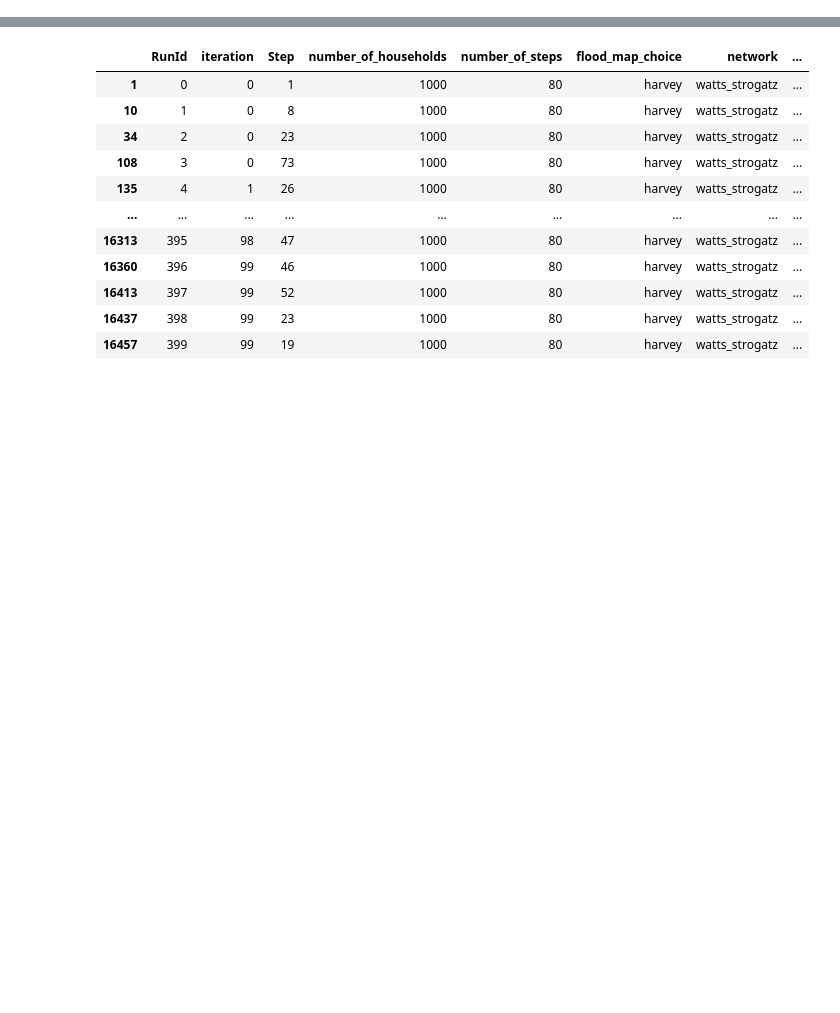
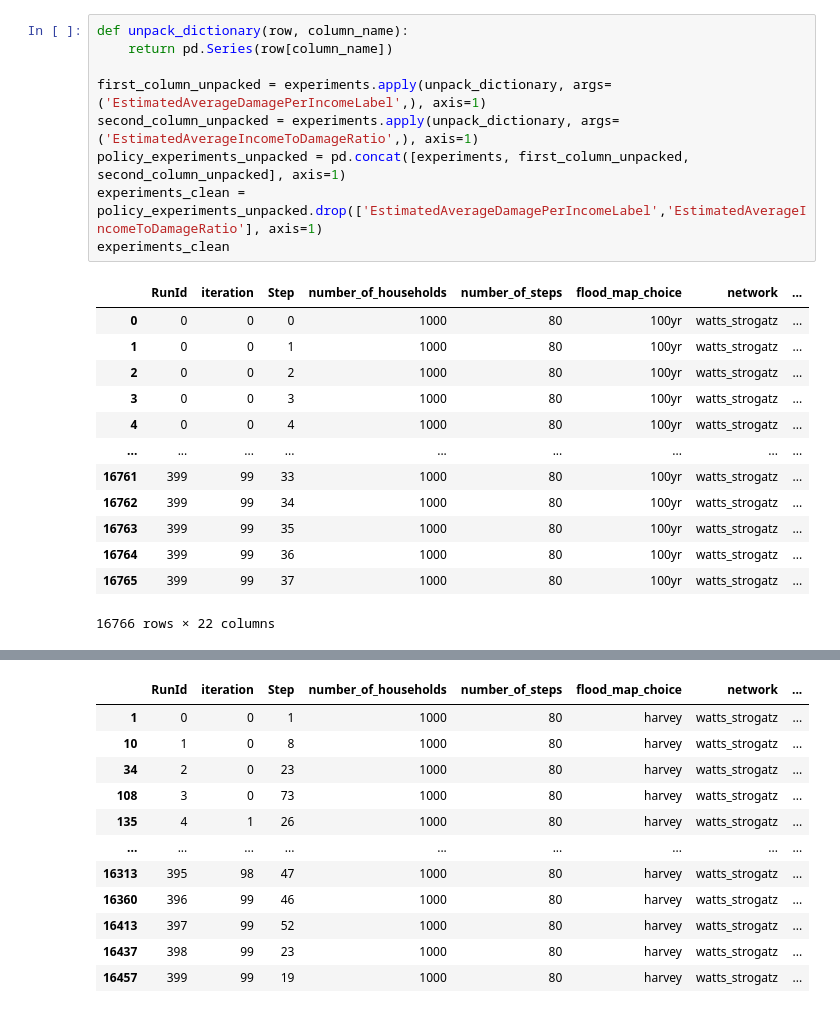
Before and after one commit to Martijntjevdg/SEN1211-ABM, a Jupyter notebook: base_model_mesa/model/PolicyExperimentsAnalysis.ipynb, the cells around one changed output, grey strips where cells are left out. Cells and saved outputs as stored; diff of their text form; blank space fills up the shorter version.

```diff
--- a/base_model_mesa/model/PolicyExperimentsAnalysis.ipynb
+++ b/base_model_mesa/model/PolicyExperimentsAnalysis.ipynb
@@ -23,3 +23,26 @@ experiments
+# %%
+def unpack_dictionary(row, column_name):
+    return pd.Series(row[column_name])
+
+first_column_unpacked = experiments.apply(unpack_dictionary, args=('EstimatedAverageDamagePerIncomeLabel',), axis=1)
+second_column_unpacked = experiments.apply(unpack_dictionary, args=('EstimatedAverageIncomeToDamageRatio',), axis=1)
+policy_experiments_unpacked = pd.concat([experiments, first_column_unpacked, second_column_unpacked], axis=1)
+experiments_clean = policy_experiments_unpacked.drop(['EstimatedAverageDamagePerIncomeLabel','EstimatedAverageIncomeToDamageRatio'], axis=1)
+experiments_clean
+# %% [output]
+|  | RunId | iteration | Step | number_of_households | number_of_steps | flood_map_choice | network | ... |
+| 0 | 0 | 0 | 0 | 1000 | 80 | 100yr | watts_strogatz | ... |
+| 1 | 0 | 0 | 1 | 1000 | 80 | 100yr | watts_strogatz | ... |
+| 2 | 0 | 0 | 2 | 1000 | 80 | 100yr | watts_strogatz | ... |
+| 3 | 0 | 0 | 3 | 1000 | 80 | 100yr | watts_strogatz | ... |
+| 4 | 0 | 0 | 4 | 1000 | 80 | 100yr | watts_strogatz | ... |
+| ... | ... | ... | ... | ... | ... | ... | ... | ... |
+| 16761 | 399 | 99 | 33 | 1000 | 80 | 100yr | watts_strogatz | ... |
+| 16762 | 399 | 99 | 34 | 1000 | 80 | 100yr | watts_strogatz | ... |
+| 16763 | 399 | 99 | 35 | 1000 | 80 | 100yr | watts_strogatz | ... |
+| 16764 | 399 | 99 | 36 | 1000 | 80 | 100yr | watts_strogatz | ... |
+| 16765 | 399 | 99 | 37 | 1000 | 80 | 100yr | watts_strogatz | ... |
+16766 rows × 22 columns
 # %%
 intervals = [0, 20, 40, 60, 80]
 custom_labels = ['0-20', '20-40', '40-60', '60-80']
```
Also changed, not shown: parts of 3 cells of this notebook, 4 other files.
